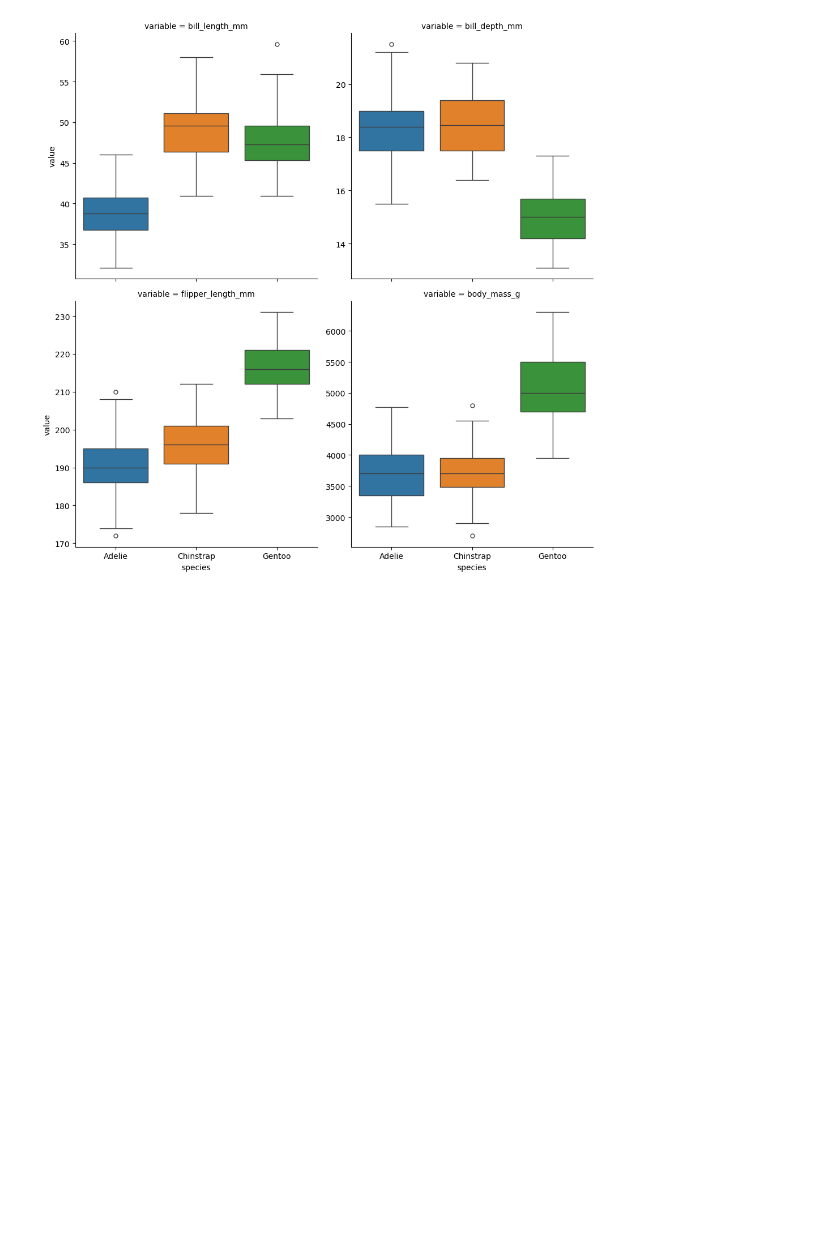
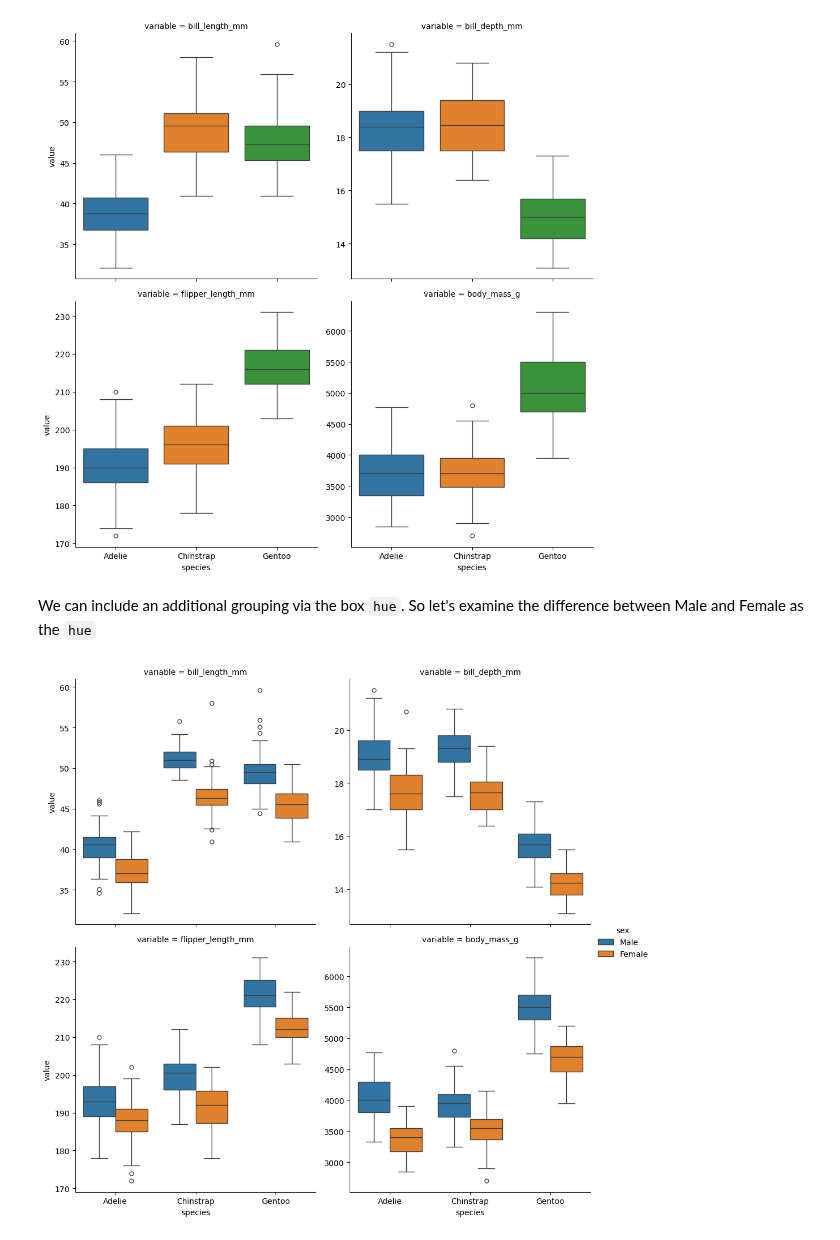
Before and after one commit to johnskpaulxqe/data-science, a Jupyter notebook: courses/CMPINF2100/publish/compinf2100_project/week_07/week_07_longformat.ipynb, the cells around one changed output. Saved outputs shown, nothing was run; the diff lists cells and outputs as text; code cells hidden in the pictures; blank space fills up the shorter version.

```diff
--- a/courses/CMPINF2100/publish/compinf2100_project/week_07/week_07_longformat.ipynb
+++ b/courses/CMPINF2100/publish/compinf2100_project/week_07/week_07_longformat.ipynb
@@ -488,3 +488,12 @@ sns.catplot(data = penguins_lf, x='species', y='value', col='variable', hue='spe
 plt.show()
 # %% [output]
 [figure]
+# %% [markdown]
+We can include an additional grouping via the box `hue`. So let's examine the difference between Male and Female as the `hue`
+# %%
+sns.catplot(data = penguins_lf, x='species', y='value', col='variable', hue='sex', col_wrap=2,
+            kind='box',
+           sharey=False)
+plt.show()
+# %% [output]
+[figure, added]
```
Also changed, not shown: parts of 4 cells of this notebook, 1 other file.
